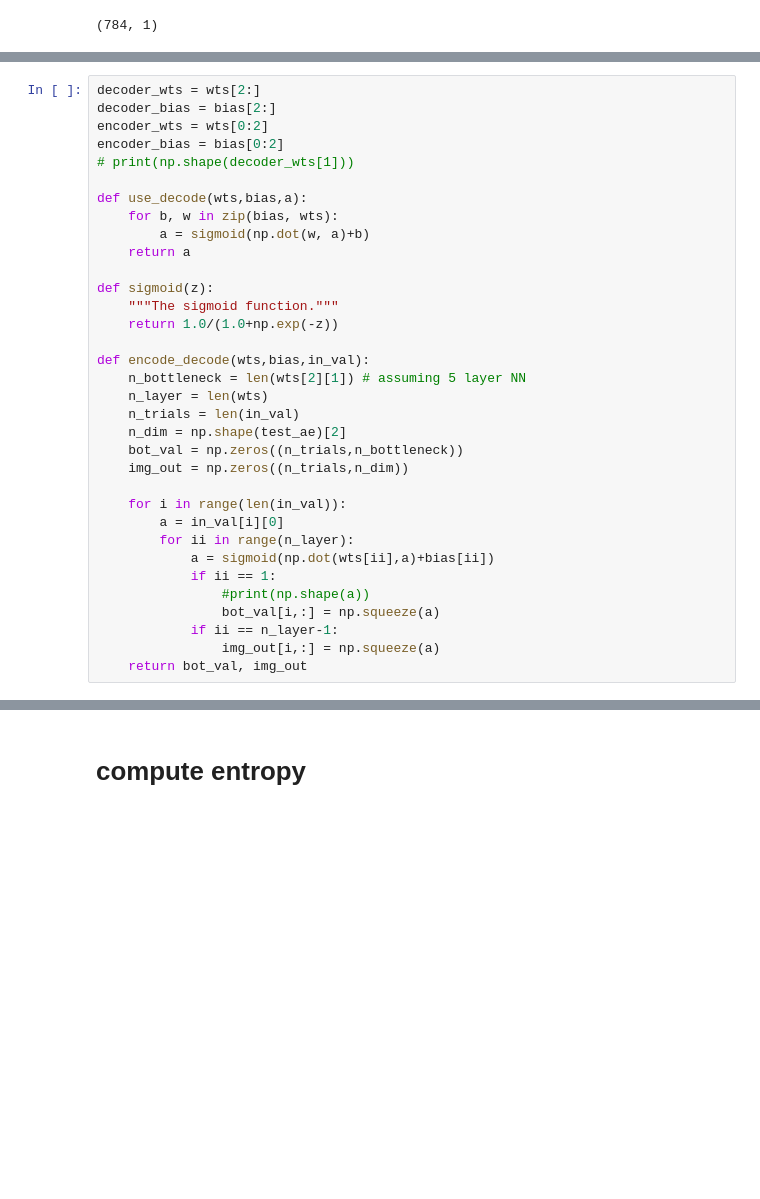
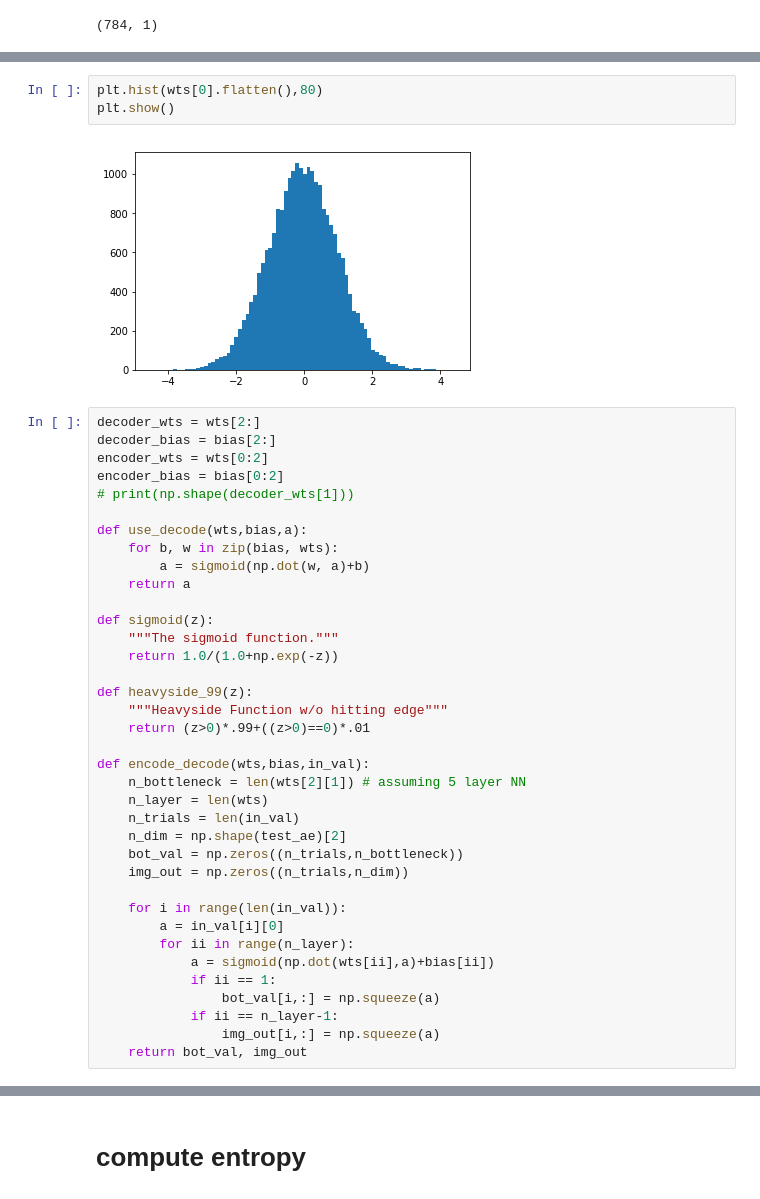
Before and after one commit to tmtadros24/EntropyInSpikingNNs, a Jupyter notebook: NN_play.ipynb, the cells around one changed output, grey strips where cells are left out. Saved outputs shown, nothing was run; the diff lists cells and outputs as text; blank space fills up the shorter version.

```diff
--- a/NN_play.ipynb
+++ b/NN_play.ipynb
@@ -80,3 +105,8 @@ np.shape(bias[3])# (4,):[0] (30,1), [1] (5,1), [2] (30,1), [3] (784,1)
+# %%
+plt.hist(wts[0].flatten(),80)
+plt.show()
+# %% [output]
+[figure, added]
 # %%
 decoder_wts = wts[2:]
 decoder_bias = bias[2:]
@@ -93,6 +123,10 @@ def sigmoid(z):
     """The sigmoid function."""
     return 1.0/(1.0+np.exp(-z))
 
+def heavyside_99(z):
+    """Heavyside Function w/o hitting edge"""
+    return (z>0)*.99+((z>0)==0)*.01
+
 def encode_decode(wts,bias,in_val):
     n_bottleneck = len(wts[2][1]) # assuming 5 layer NN
     n_layer = len(wts)
@@ -106,7 +140,6 @@ def encode_decode(wts,bias,in_val):
         for ii in range(n_layer):
             a = sigmoid(np.dot(wts[ii],a)+bias[ii])
             if ii == 1:
-                #print(np.shape(a))
                 bot_val[i,:] = np.squeeze(a)
             if ii == n_layer-1:
                 img_out[i,:] = np.squeeze(a)
```
Also changed, not shown: parts of 19 cells of this notebook, 1 other file.
